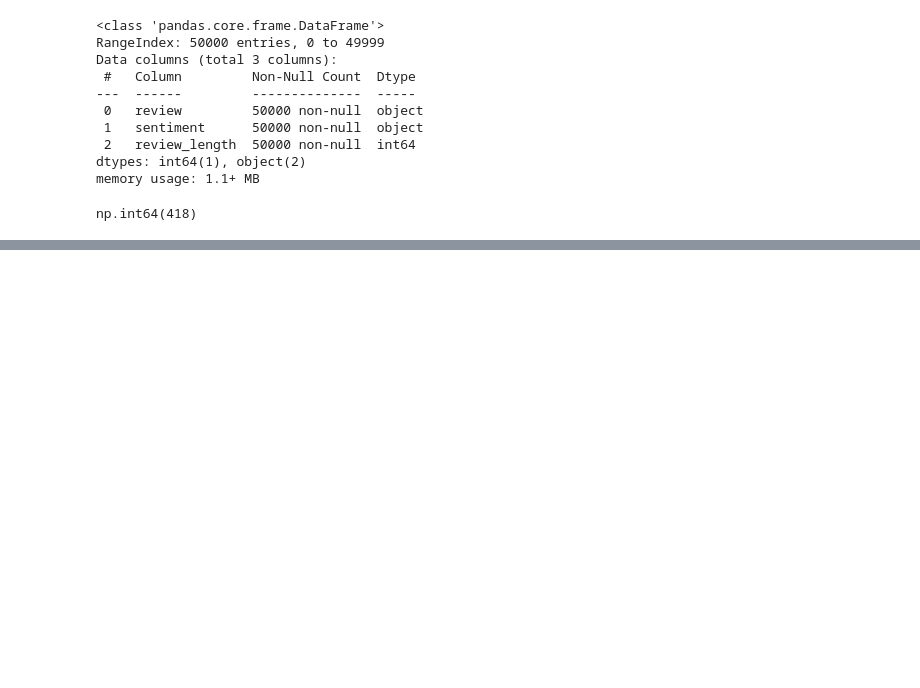
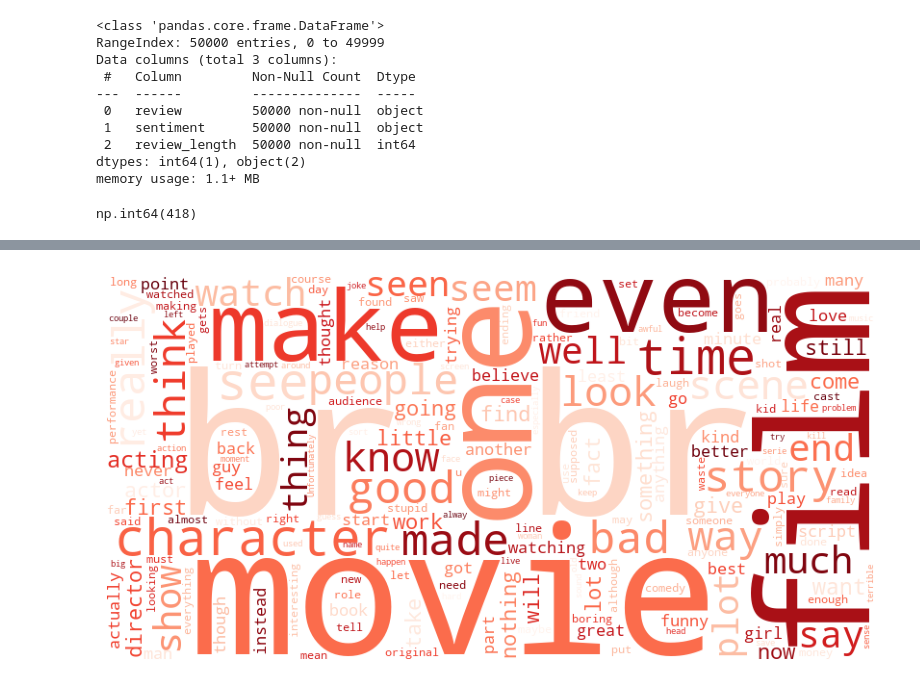
Before and after one commit to shravyamogaveera195/sentiment-analysis-nlp, a Jupyter notebook: notebooks/EDA_nb.ipynb, the cells around one changed output, grey strips where cells are left out. Cells and saved outputs as stored; diff of their text form; code cells hidden in the pictures; blank space fills up the shorter version.

```diff
--- a/notebooks/EDA_nb.ipynb
+++ b/notebooks/EDA_nb.ipynb
@@ -65,0 +126,10 @@ np.int64(418)
+# %%
+#word cloud for negative reviews
+negative_text=' '.join(df[df['sentiment']=='negative']['review'])
+wordcloud_pos=WordCloud(width=800,height=400,background_color='white',colormap='Reds').generate(negative_text)
+plt.figure(figsize=(10,5))
+plt.imshow(wordcloud_pos)
+plt.axis('off')
+plt.savefig('../assets/wordcloud_negative.png')
+# %% [output]
+[figure, added]
```
Also changed, not shown: parts of 6 cells of this notebook, 3 other files.
